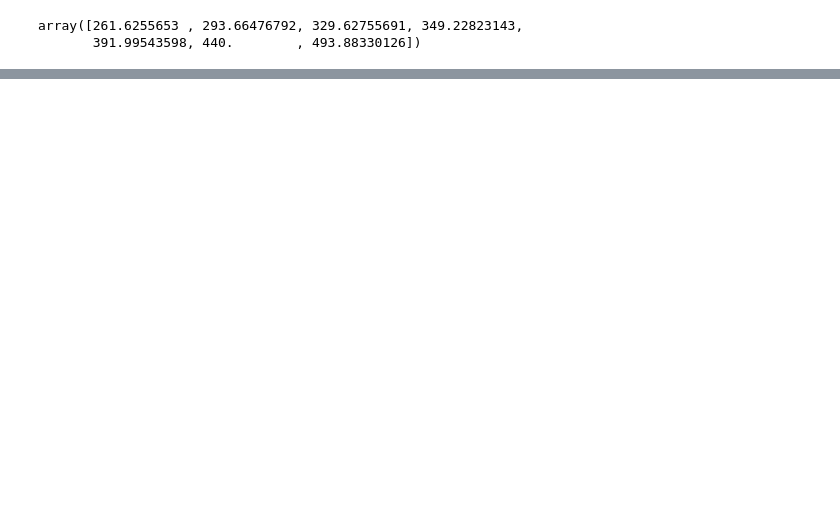
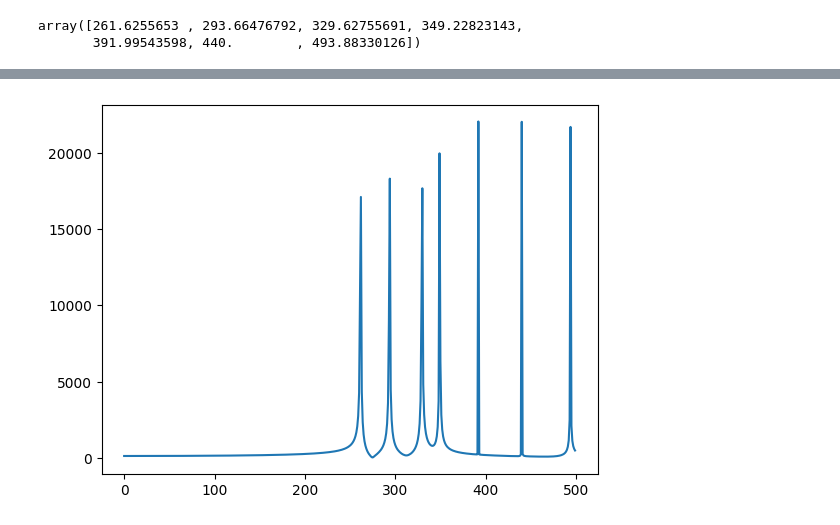
Before and after one commit to Gurdel/Magistracy-last-year, a Jupyter notebook: Myltimedia processing/lab1/lab1.ipynb, the cells around one changed output, grey strips where cells are left out. Cells and saved outputs as stored; diff of their text form; code cells hidden in the pictures; blank space fills up the shorter version.

```diff
--- a/Myltimedia processing/lab1/lab1.ipynb
+++ b/Myltimedia processing/lab1/lab1.ipynb
@@ -29,3 +42,9 @@ wave.write('test.wav', rate, np.concatenate(notes))
+# %%
+mixed_spectre = np.abs(fft(mixed_sound))
+plt.plot(mixed_spectre[:500])
+plt.show()
+# %% [output]
+[figure, added]
 # %%
 notes = []
 notes_for_visual = []
```
Also changed, not shown: parts of 5 cells of this notebook, 5 other files.
